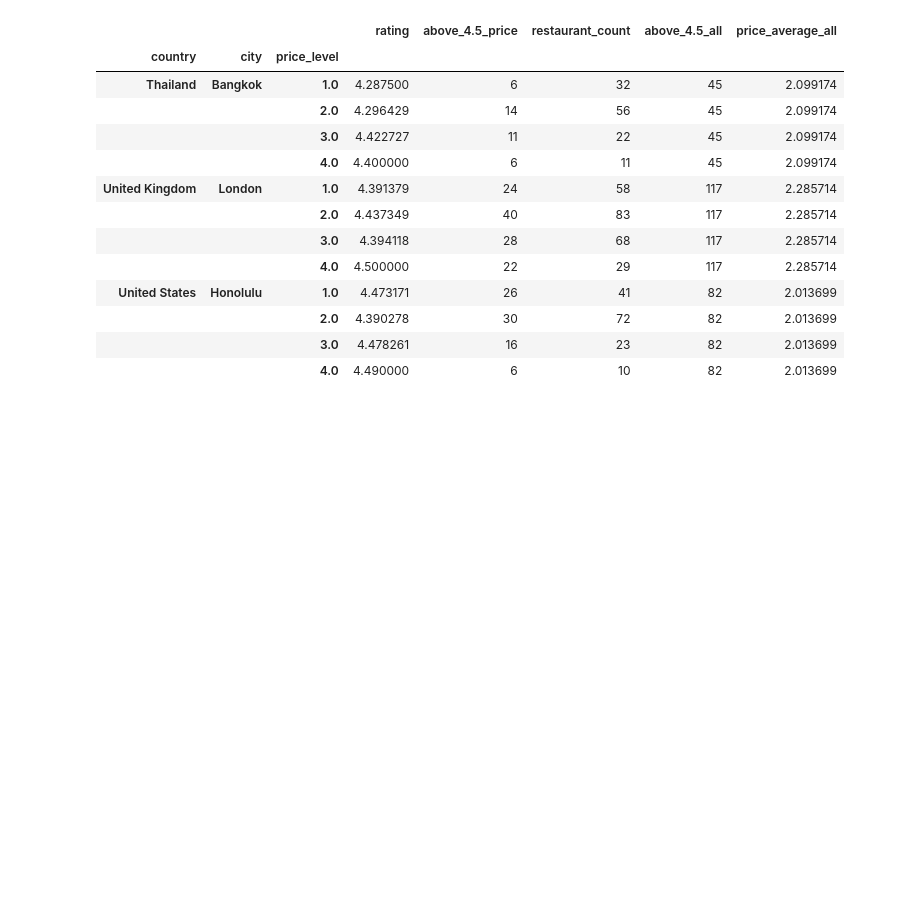
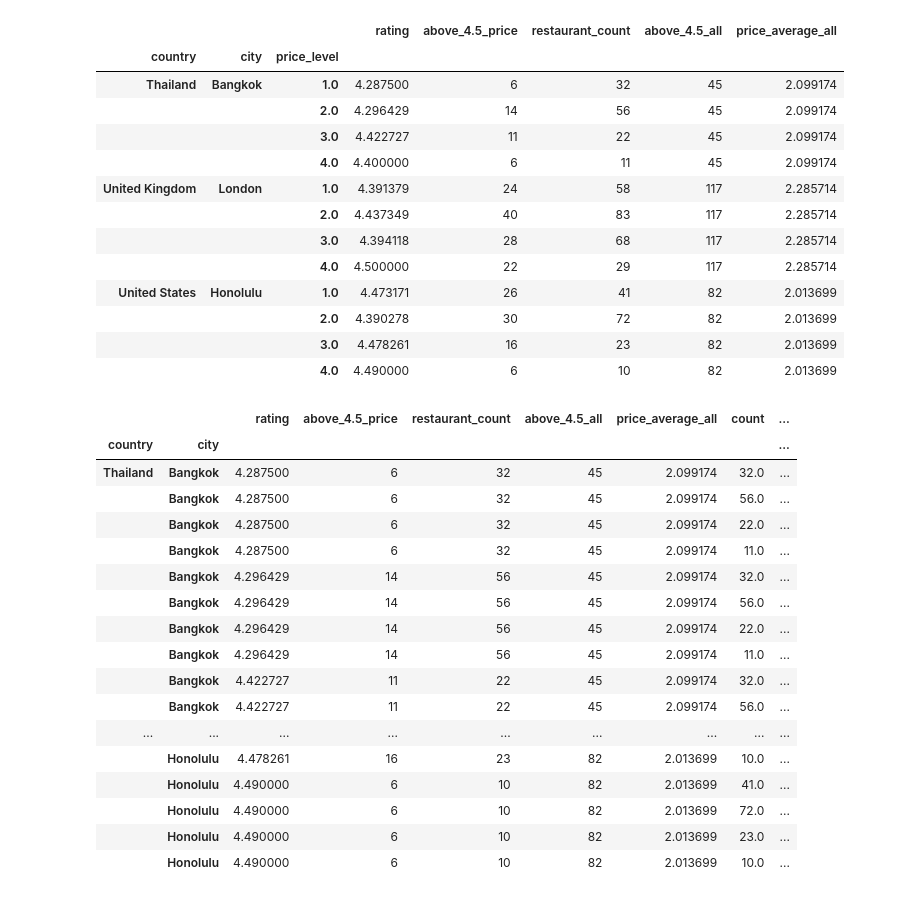
Before and after one commit to Maddienis/travel_app_sm, a Jupyter notebook: travel_app/notebooks/restaurants.ipynb, the cells around one changed output. Saved outputs shown, nothing was run; the diff lists cells and outputs as text; code cells hidden in the pictures; blank space fills up the shorter version.

Commit message:
add describe columns to restaurant data

```diff
--- a/travel_app/notebooks/restaurants.ipynb
+++ b/travel_app/notebooks/restaurants.ipynb
@@ -43,3 +43,26 @@ city_df
 |  |  | 2.0 | 4.390278 | 30 | 72 | 82 | 2.013699 |
 |  |  | 3.0 | 4.478261 | 16 | 23 | 82 | 2.013699 |
 |  |  | 4.0 | 4.490000 | 6 | 10 | 82 | 2.013699 |
+# %%
+describe_df = food.groupby(['country', 'city', 'price_level'])['rating'].describe()
+# %%
+pd.merge(city_df, describe_df, on= ['country', 'city'])
+# %% [output]
+|  |  | rating | above_4.5_price | restaurant_count | above_4.5_all | price_average_all | count | ... |
+| country | city |  |  |  |  |  |  | ... |
+| Thailand | Bangkok | 4.287500 | 6 | 32 | 45 | 2.099174 | 32.0 | ... |
+|  | Bangkok | 4.287500 | 6 | 32 | 45 | 2.099174 | 56.0 | ... |
+|  | Bangkok | 4.287500 | 6 | 32 | 45 | 2.099174 | 22.0 | ... |
+|  | Bangkok | 4.287500 | 6 | 32 | 45 | 2.099174 | 11.0 | ... |
+|  | Bangkok | 4.296429 | 14 | 56 | 45 | 2.099174 | 32.0 | ... |
+|  | Bangkok | 4.296429 | 14 | 56 | 45 | 2.099174 | 56.0 | ... |
+|  | Bangkok | 4.296429 | 14 | 56 | 45 | 2.099174 | 22.0 | ... |
+|  | Bangkok | 4.296429 | 14 | 56 | 45 | 2.099174 | 11.0 | ... |
+|  | Bangkok | 4.422727 | 11 | 22 | 45 | 2.099174 | 32.0 | ... |
+|  | Bangkok | 4.422727 | 11 | 22 | 45 | 2.099174 | 56.0 | ... |
+| ... | ... | ... | ... | ... | ... | ... | ... | ... |
+|  | Honolulu | 4.478261 | 16 | 23 | 82 | 2.013699 | 10.0 | ... |
+|  | Honolulu | 4.490000 | 6 | 10 | 82 | 2.013699 | 41.0 | ... |
+|  | Honolulu | 4.490000 | 6 | 10 | 82 | 2.013699 | 72.0 | ... |
+|  | Honolulu | 4.490000 | 6 | 10 | 82 | 2.013699 | 23.0 | ... |
+|  | Honolulu | 4.490000 | 6 | 10 | 82 | 2.013699 | 10.0 | ... |
```
